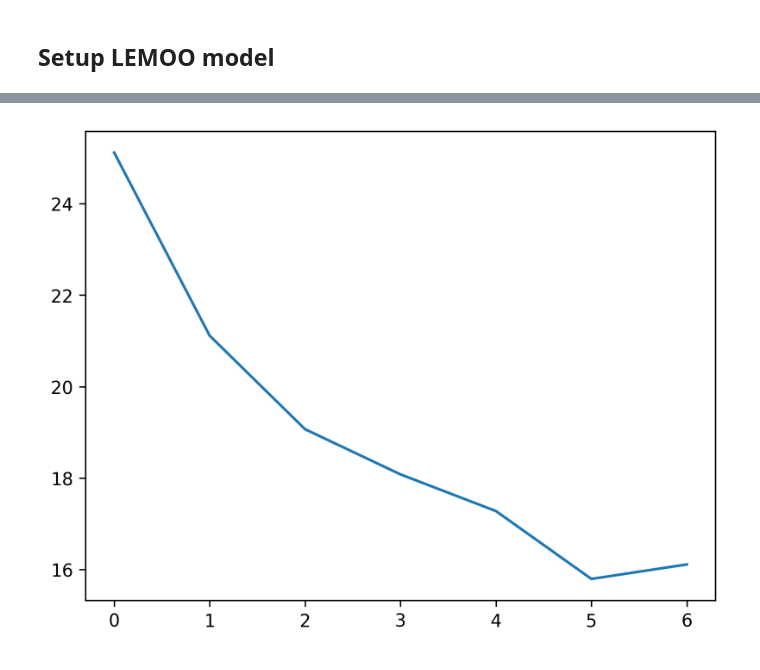
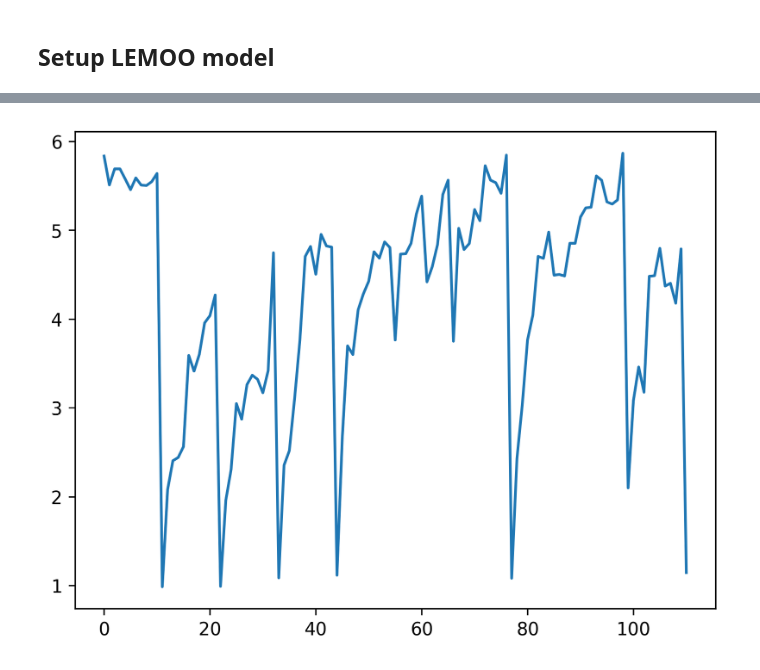
Before and after one commit to gialmisi/XLEMOO, a Jupyter notebook: notebooks/Testing.ipynb, the cells around one changed output, grey strips where cells are left out. Drawn from its saved outputs; the diff is of its cells as text; code cells hidden in the pictures.

Commit message:
Started to experiment with range breaches.

```diff
--- a/notebooks/Testing.ipynb
+++ b/notebooks/Testing.ipynb
@@ -30,15 +32,23 @@ problem = test_problem_builder("DTLZ2", n_variables, n_objectives)
 # %% [markdown]
 ## Setting model parameters
 # %%
-nadir = np.ones(n_objectives)
-ideal = np.zeros(n_objectives)
-# ideal = np.array([-6.34, -3.44, -7.5, 0, 0])
-# nadir = np.array([-4.75, -2.85, -0.32, 9.70, 0.35])
-ref_point = np.array([0.3, 0.25, 0.65])
-fitness_fun = asf_wrapper(GuessASF(nadir), {"reference_point": ref_point})
+# nadir = np.ones(n_objectives)
+# ideal = np.zeros(n_objectives)
+ideal = np.array([-6.34, -3.44, -7.5, 0, 0])
+nadir = np.array([-4.75, -2.85, -0.32, 9.70, 0.35])
+ref_point = np.array([-5.0, -3.1, -4.4, 4.2, 0.15])
+guess_asf = asf_wrapper(GuessASF(nadir), {"reference_point": ref_point})
+stom_asf = asf_wrapper(StomASF(ideal=ideal), {"reference_point": ref_point})
+
+# fitness_fun = lambda x: guess_asf(x) + stom_asf(x) + np.random.uniform(0, 1)
+
+lower_limits = np.array([-5.1, -3.2, -5.4, 3.2, 0.10])
+upper_limits = np.array([-3.9, -3.0, -3.4, 5.2, 0.20])
+
+fitness_fun = inside_ranges(ideal, nadir)
 
 # fitness_fun = naive_sum
-# fitness_fun = hypervolume_contribution(5*nadir)
+# fitness_fun = hypervolume_contribution(nadir)
 
 lem_params = LEMParams(
     use_darwin=True,
@@ -47,29 +57,33 @@ lem_params = LEMParams(
     ml_probe = 1,
     ml_threshold = 0.99999,
     darwin_probe = 5,
-    darwin_threshold = 0.99999
+    darwin_threshold = 0.99999,
+    total_iterations=10
 )
 
 ea_params = EAParams(
-    population_size=30,
+    population_size=100,
     cross_over_op=SBX_xover(),
     mutation_op=BP_mutation(problem.get_variable_lower_bounds(), problem.get_variable_upper_bounds()),
     # selection_op=TournamentSelection(None, tournament_size=2),
-    selection_op=SelectNBest(None, 30),
-    population_init_design="LHSDesign"
+    selection_op=SelectNBest(None, 100),
+    population_init_design="LHSDesign",
+    iterations_per_cycle=10,
 )
 
-# ml = DecisionTreeClassifier(random_state=0, max_depth=3)
-ml = SlipperClassifier()
+ml = DecisionTreeClassifier(random_state=0, max_depth=3)
+# ml = SlipperClassifier(n_estimators=2*n_variables)
+# ml = BoostedRulesClassifier(n_estimators=2*n_variables)
 ml_params = MLParams(
     H_split=0.4,
     L_split=0.4,
     ml_model=ml,
+    iterations_per_cycle=1,
 )
 # %% [markdown]
 ## Setup LEMOO model
 # %%
 lemoo = LEMOO(problem, lem_params, ea_params, ml_params)
 # %%
-lemoo.run()
+lemoo.run_iterations()
 # %% [output]
@@ -78,7 +101,7 @@ lemoo.run()
 # %%
-plot_hypervolume(lemoo._generation_history, ref_point=3*nadir)
+plot_hypervolume(lemoo._generation_history, ref_point=nadir)
 # %% [output]
-[figure, old version]
+[figure, new version]
 # %%
 plot_best_fitnesses(lemoo._generation_history)
 # %% [output]
```
Also changed, not shown: parts of 8 cells of this notebook, 3 other files.
